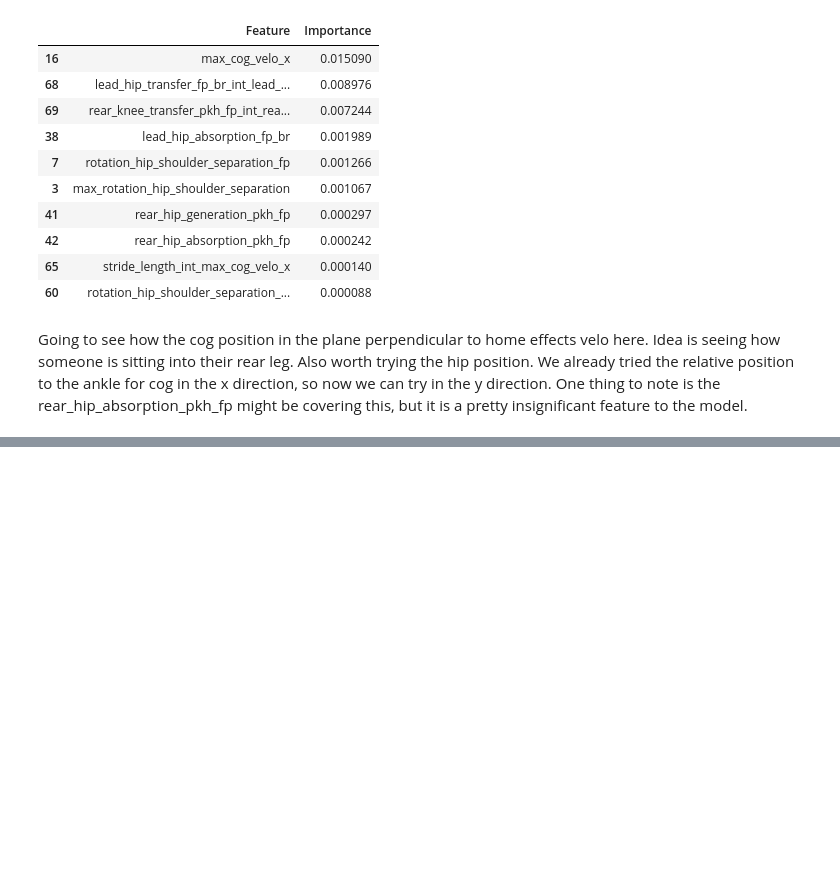
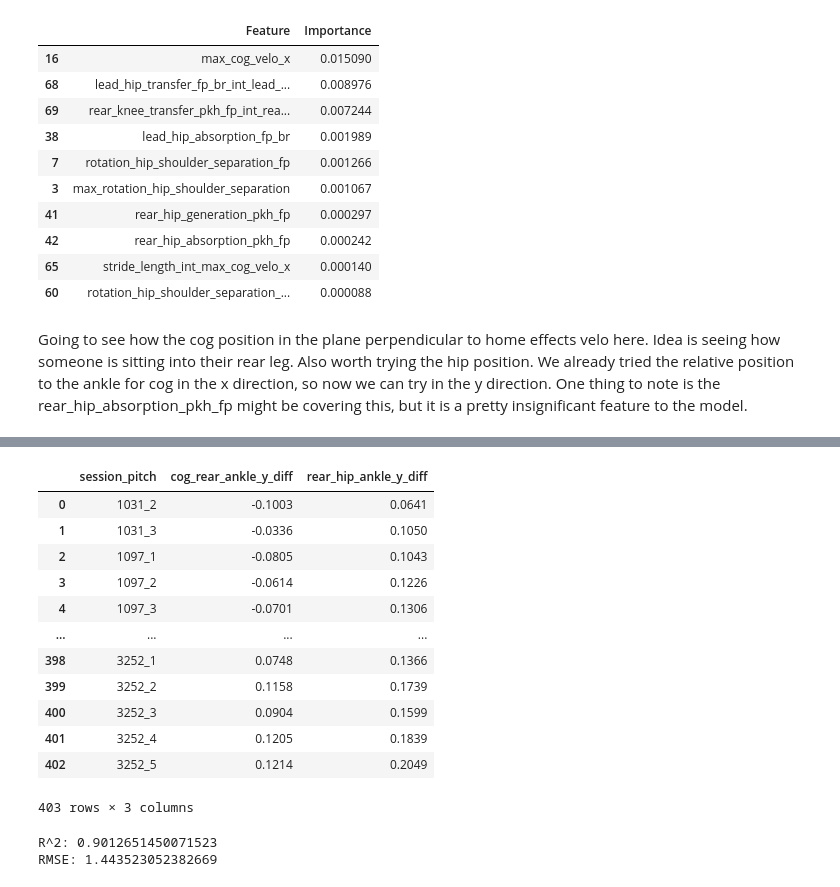
Before and after one commit to gabriel31levy34/OpenBiomechanics, a Jupyter notebook: EDA.ipynb, the cells around one changed output, grey strips where cells are left out. Drawn from its saved outputs; the diff is of its cells as text; code cells hidden in the pictures; blank space fills up the shorter version.

```diff
--- a/EDA.ipynb
+++ b/EDA.ipynb
@@ -1889,0 +1896,5 @@ pkh_FP_landmarks
+# %%
+mock_p_throws = all_merged[['session_pitch', 'p_throws']]
+mock_p_throws.p_throws = np.where(mock_p_throws.p_throws == 0, -1, 1)
+mock_p_throws = mock_p_throws.drop_duplicates()
+mock_p_throws
@@ -1889,0 +1915,2 @@ pkh_FP_landmarks
+# %%
+pkh_FP_landmarks = pkh_FP_landmarks.merge(mock_p_throws, on='session_pitch', how='left')
@@ -1889,0 +1933,20 @@ pkh_FP_landmarks
+# %%
+pkh_FP_landmarks['cog_rear_ankle_y_diff'] = (pkh_FP_landmarks.centerofmass_y - pkh_FP_landmarks.rear_ankle_jc_y) * pkh_FP_landmarks.p_throws
+pkh_FP_landmarks['rear_hip_ankle_y_diff'] = (pkh_FP_landmarks.rear_hip_y - pkh_FP_landmarks.rear_ankle_jc_y) * pkh_FP_landmarks.p_throws
+# %%
+max_y_diff = pkh_FP_landmarks[['session_pitch', 'cog_rear_ankle_y_diff', 'rear_hip_ankle_y_diff']].groupby('session_pitch').max().reset_index()
+max_y_diff
+# %% [output]
+|  | session_pitch | cog_rear_ankle_y_diff | rear_hip_ankle_y_diff |
+| 0 | 1031_2 | -0.1003 | 0.0641 |
+| 1 | 1031_3 | -0.0336 | 0.1050 |
+| 2 | 1097_1 | -0.0805 | 0.1043 |
+| 3 | 1097_2 | -0.0614 | 0.1226 |
+| 4 | 1097_3 | -0.0701 | 0.1306 |
+| ... | ... | ... | ... |
+| 398 | 3252_1 | 0.0748 | 0.1366 |
+| 399 | 3252_2 | 0.1158 | 0.1739 |
+| 400 | 3252_3 | 0.0904 | 0.1599 |
+| 401 | 3252_4 | 0.1205 | 0.1839 |
+| 402 | 3252_5 | 0.1214 | 0.2049 |
+403 rows × 3 columns
@@ -1889,0 +1956,16 @@ pkh_FP_landmarks
+# %%
+x_train=poi_train_new_y_diff.drop(columns=['session_pitch'], axis=1)
+x_val = poi_val_new_y_diff.drop(columns=['session_pitch'], axis=1)
+
+linear_model = xgb.XGBRegressor(max_depth = 9, reg_lambda = 1.1695)
+linear_model.fit(x_train, mph_train)
+
+r_squared = linear_model.score(x_val, mph_val)
+print('R^2: ' + str(r_squared))
+
+predictions = linear_model.predict(x_val)
+rmse = np.sqrt(mean_squared_error(mph_val, predictions))
+print('RMSE: ' + str(rmse))
+# %% [output]
+R^2: 0.9012651450071523
+RMSE: 1.443523052382669
```
Also changed, not shown: parts of 22 cells of this notebook.
